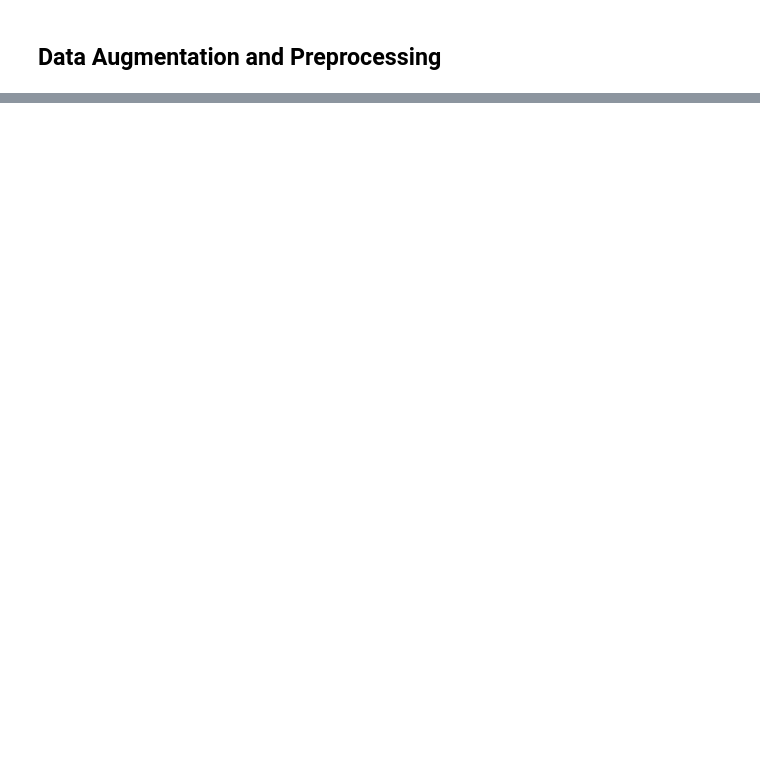
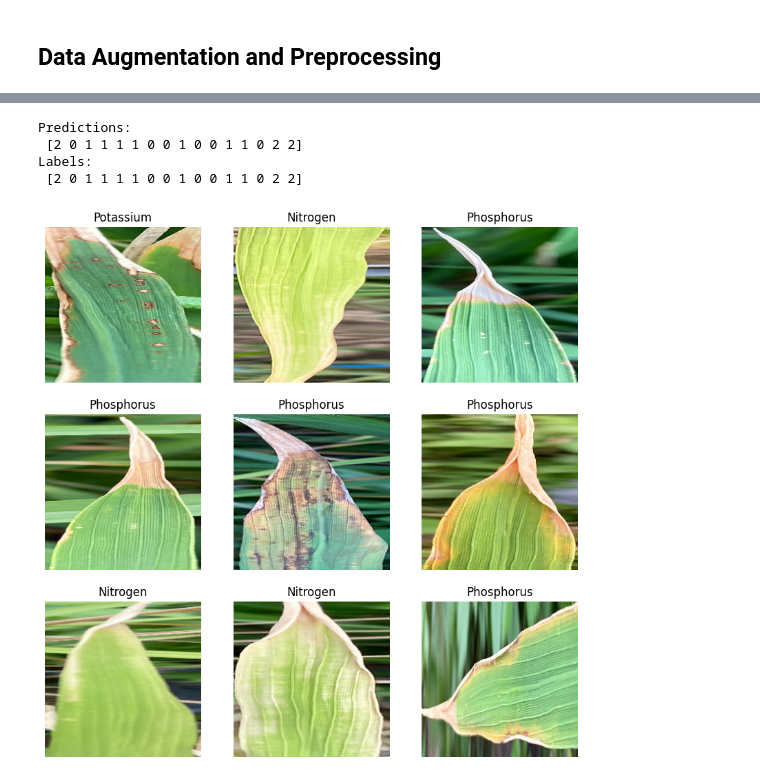
Before and after one commit to Pupuk-In/Machine-Learning, a Jupyter notebook: nutrient-deficiency-symptoms/nutrient-deficiency-detection.ipynb, the cells around one changed output, grey strips where cells are left out. Drawn from its saved outputs; the diff is of its cells as text; code cells hidden in the pictures; blank space fills up the shorter version.

```diff
--- a/nutrient-deficiency-symptoms/nutrient-deficiency-detection.ipynb
+++ b/nutrient-deficiency-symptoms/nutrient-deficiency-detection.ipynb
@@ -161,0 +251,8 @@ Epoch 20/20
+# %%
+model.compile(
+  optimizer=tf.keras.optimizers.Adam(learning_rate=learning_rate/10),
+  loss="sparse_categorical_crossentropy",
+  metrics=['accuracy']
+)
+
+model.summary()
@@ -161,0 +277,9 @@ Epoch 20/20
+# %%
+fine_tune_epochs = initial_epochs + 10
+
+fine_tuned = model.fit(
+    train_ds,
+    epochs=fine_tune_epochs,
+    initial_epoch=history.epoch[-1],
+    validation_data=val_ds
+)
@@ -161,0 +343,28 @@ Epoch 20/20
+# %%
+# Retrieve a batch of images from the test set
+image_batch, label_batch = test_ds.as_numpy_iterator().next()
+predictions = model.predict_on_batch(image_batch)
+
+# Apply softmax activation to convert logits to probabilities
+predictions = tf.nn.softmax(predictions)
+
+# Convert probabilities to class labels
+predicted_labels = np.argmax(predictions, axis=1)
+
+print('Predictions:\n', predicted_labels)
+print('Labels:\n', label_batch)
+
+plt.figure(figsize=(10, 10))
+for i in range(9):
+  ax = plt.subplot(3, 3, i + 1)
+  plt.imshow(image_batch[i].astype("uint8"))
+  plt.title(class_names[predicted_labels[i]])
+  plt.axis("off")
+
+plt.show()
+# %% [output]
+Predictions:
+ [2 0 1 1 1 1 0 0 1 0 0 1 1 0 2 2]
+Labels:
+ [2 0 1 1 1 1 0 0 1 0 0 1 1 0 2 2]
+[figure, added]
```
Also changed, not shown: parts of 28 cells of this notebook.
